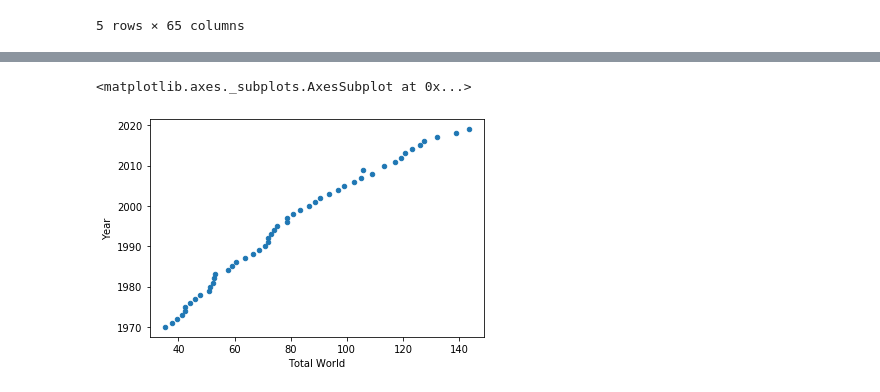
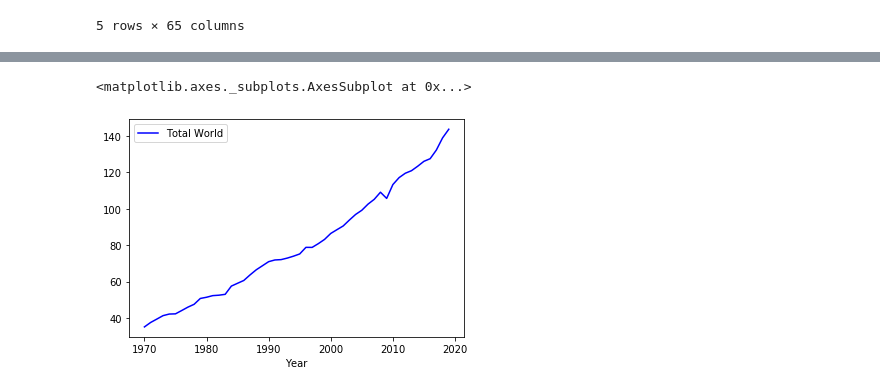
Before and after one commit to minerva-b/Final_Team_Project, a Jupyter notebook: minerva/MachineLearning_Gas_1970-2019.ipynb, the cells around one changed output, grey strips where cells are left out. Cells and saved outputs as stored; diff of their text form; code cells hidden in the pictures.

```diff
--- a/minerva/MachineLearning_Gas_1970-2019.ipynb
+++ b/minerva/MachineLearning_Gas_1970-2019.ipynb
@@ -39,0 +31,4 @@ clean_gas_prod
+# %%
+# Read the 'world population' csv file into pandas
+global_pop = pd.read_csv('../data/clean_data/WorldPopulationbyYear.csv')
+global_pop
@@ -39,0 +49,5 @@ clean_gas_prod
+# %%
+# Remove any data on years prior to 1970;
+# to match up with the gas_prod data
+g_pop = global_pop[(global_pop["Year"] >= 1970)]
+g_pop
@@ -39,0 +72,4 @@ clean_gas_prod
+# %%
+# Merge the 'gas production' with 'world population by year'
+gas_pop = g_pop.merge(clean_gas_prod, on="Year")
+gas_pop
@@ -51,9 +122,8 @@ Shape:  (50, 1) (50, 1)
 # %%
 # Plot the data to see if a linear trend exists
-
-gas_prod.plot(kind ="scatter", x= "Total World", y = "Year")
+gas_pop.plot(kind ="line", color="blue", x="Year", y="Total World")
 
 # Come back to add labels and customize ------------------------------------------------------------------------------------
 # %% [output]
 <matplotlib.axes._subplots.AxesSubplot at 0x...>
-[figure, old version]
+[figure, new version]
```
Also changed, not shown: parts of 31 cells of this notebook.
